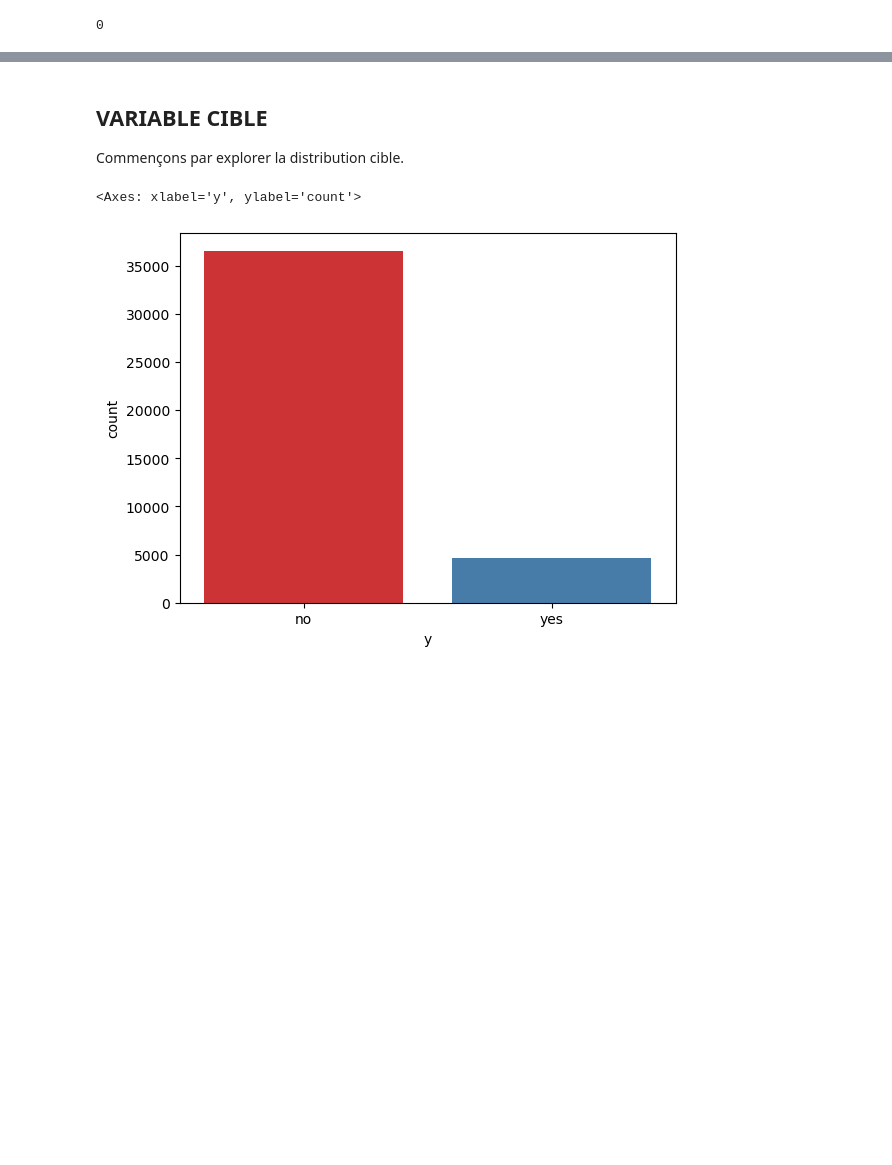
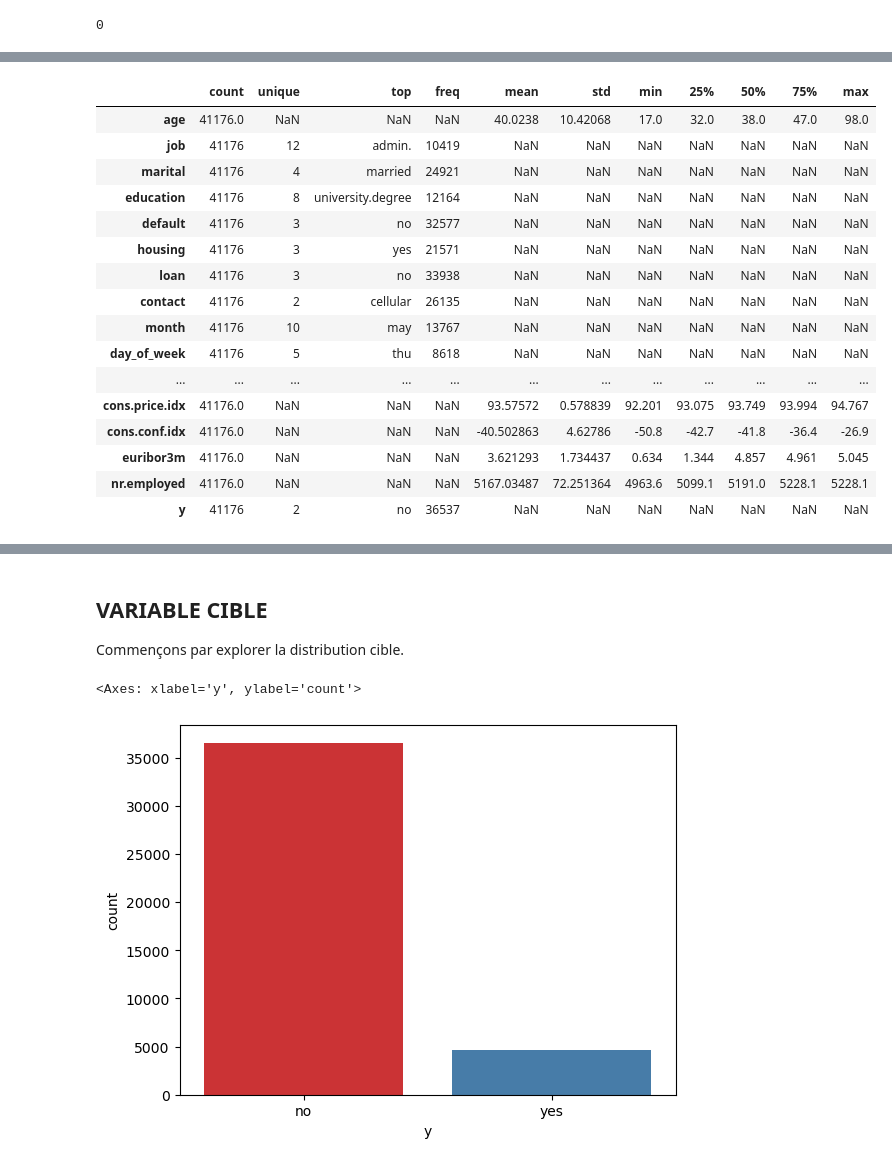
Before and after one commit to salif95/Bank_Marketing, a Jupyter notebook: bank_marketing.ipynb, the cells around one changed output, grey strips where cells are left out. Cells and saved outputs as stored; diff of their text form; code cells hidden in the pictures; blank space fills up the shorter version.

```diff
--- a/bank_marketing.ipynb
+++ b/bank_marketing.ipynb
@@ -164,0 +174,21 @@ bank_df.duplicated().sum()
+# %%
+# Let's visualize the distribution of all variables
+bank_df.describe(include='all').T
+# %% [output]
+|  | count | unique | top | freq | mean | std | min | 25% | 50% | 75% | max |
+| age | 41176.0 | NaN | NaN | NaN | 40.0238 | 10.42068 | 17.0 | 32.0 | 38.0 | 47.0 | 98.0 |
+| job | 41176 | 12 | admin. | 10419 | NaN | NaN | NaN | NaN | NaN | NaN | NaN |
+| marital | 41176 | 4 | married | 24921 | NaN | NaN | NaN | NaN | NaN | NaN | NaN |
+| education | 41176 | 8 | university.degree | 12164 | NaN | NaN | NaN | NaN | NaN | NaN | NaN |
+| default | 41176 | 3 | no | 32577 | NaN | NaN | NaN | NaN | NaN | NaN | NaN |
+| housing | 41176 | 3 | yes | 21571 | NaN | NaN | NaN | NaN | NaN | NaN | NaN |
+| loan | 41176 | 3 | no | 33938 | NaN | NaN | NaN | NaN | NaN | NaN | NaN |
+| contact | 41176 | 2 | cellular | 26135 | NaN | NaN | NaN | NaN | NaN | NaN | NaN |
+| month | 41176 | 10 | may | 13767 | NaN | NaN | NaN | NaN | NaN | NaN | NaN |
+| day_of_week | 41176 | 5 | thu | 8618 | NaN | NaN | NaN | NaN | NaN | NaN | NaN |
+| ... | ... | ... | ... | ... | ... | ... | ... | ... | ... | ... | ... |
+| cons.price.idx | 41176.0 | NaN | NaN | NaN | 93.57572 | 0.578839 | 92.201 | 93.075 | 93.749 | 93.994 | 94.767 |
+| cons.conf.idx | 41176.0 | NaN | NaN | NaN | -40.502863 | 4.62786 | -50.8 | -42.7 | -41.8 | -36.4 | -26.9 |
+| euribor3m | 41176.0 | NaN | NaN | NaN | 3.621293 | 1.734437 | 0.634 | 1.344 | 4.857 | 4.961 | 5.045 |
+| nr.employed | 41176.0 | NaN | NaN | NaN | 5167.03487 | 72.251364 | 4963.6 | 5099.1 | 5191.0 | 5228.1 | 5228.1 |
+| y | 41176 | 2 | no | 36537 | NaN | NaN | NaN | NaN | NaN | NaN | NaN |
```
Also changed, not shown: parts of 20 cells of this notebook.
